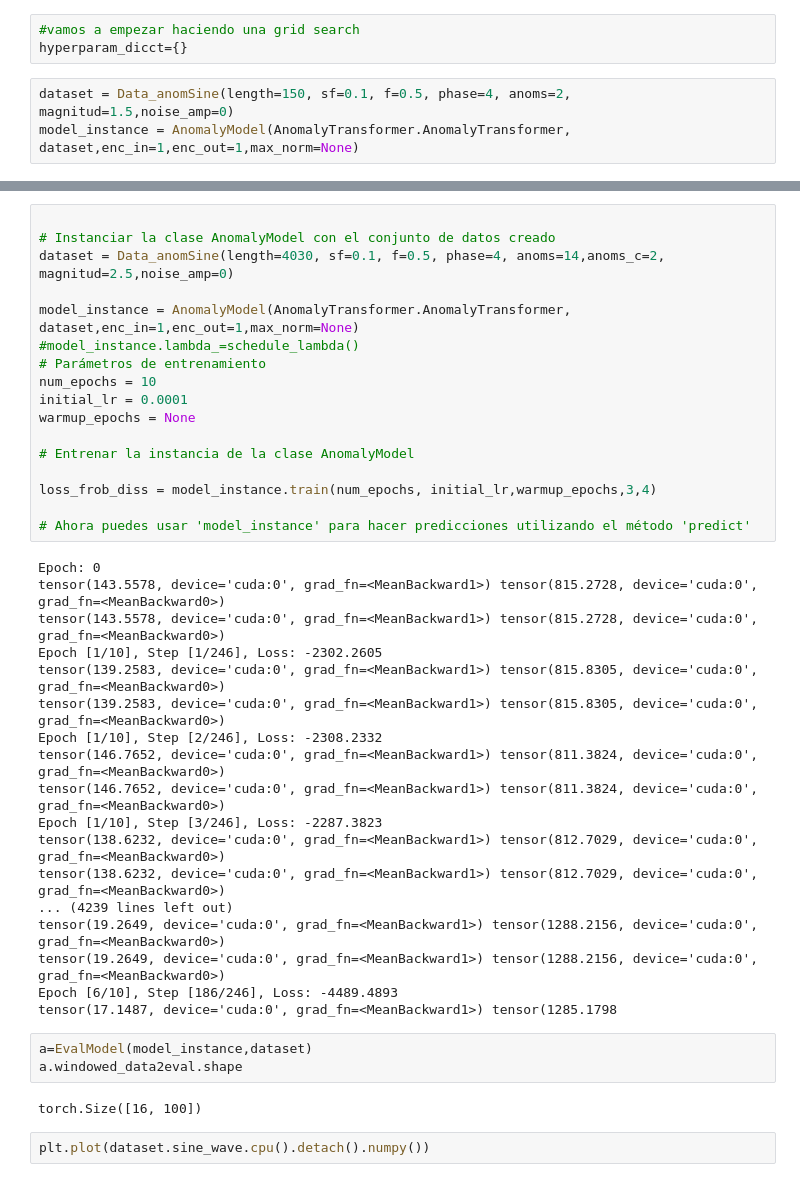
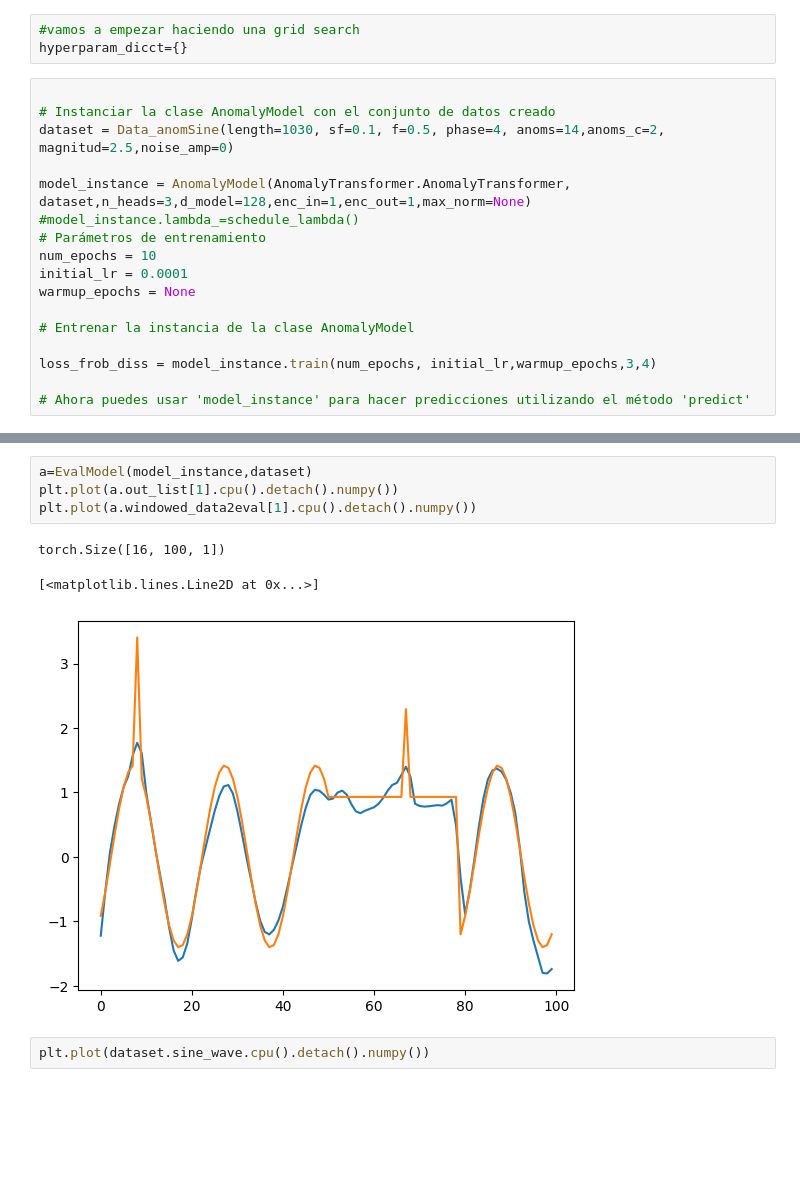
Before and after one commit to ArturoSirvent/TFM, a Jupyter notebook: 1.2-HyperParameterTuning/1-MasiveHyperParameterTuning.ipynb, the cells around one changed output, grey strips where cells are left out. Saved outputs shown, nothing was run; the diff lists cells and outputs as text; blank space fills up the shorter version.

```diff
--- a/1.2-HyperParameterTuning/1-MasiveHyperParameterTuning.ipynb
+++ b/1.2-HyperParameterTuning/1-MasiveHyperParameterTuning.ipynb
@@ -400,5 +400,19 @@ class EvalModel(object):
 #vamos a empezar haciendo una grid search
 hyperparam_dicct={}
 # %%
-dataset = Data_anomSine(length=150, sf=0.1, f=0.5, phase=4, anoms=2, magnitud=1.5,noise_amp=0)
-model_instance = AnomalyModel(AnomalyTransformer.AnomalyTransformer, dataset,enc_in=1,enc_out=1,max_norm=None)
+
+# Instanciar la clase AnomalyModel con el conjunto de datos creado
+dataset = Data_anomSine(length=1030, sf=0.1, f=0.5, phase=4, anoms=14,anoms_c=2, magnitud=2.5,noise_amp=0)
+
+model_instance = AnomalyModel(AnomalyTransformer.AnomalyTransformer, dataset,n_heads=3,d_model=128,enc_in=1,enc_out=1,max_norm=None)
+#model_instance.lambda_=schedule_lambda()
+# Parámetros de entrenamiento
+num_epochs = 10
+initial_lr = 0.0001
+warmup_epochs = None
+
+# Entrenar la instancia de la clase AnomalyModel
+
+loss_frob_diss = model_instance.train(num_epochs, initial_lr,warmup_epochs,3,4)
+
+# Ahora puedes usar 'model_instance' para hacer predicciones utilizando el método 'predict'
@@ -433,43 +422,11 @@ AnomalyTransformer(
-# %%
-
-# Instanciar la clase AnomalyModel con el conjunto de datos creado
-dataset = Data_anomSine(length=4030, sf=0.1, f=0.5, phase=4, anoms=14,anoms_c=2, magnitud=2.5,noise_amp=0)
-
-model_instance = AnomalyModel(AnomalyTransformer.AnomalyTransformer, dataset,enc_in=1,enc_out=1,max_norm=None)
-#model_instance.lambda_=schedule_lambda()
-# Parámetros de entrenamiento
-num_epochs = 10
-initial_lr = 0.0001
-warmup_epochs = None
-
-# Entrenar la instancia de la clase AnomalyModel
-
-loss_frob_diss = model_instance.train(num_epochs, initial_lr,warmup_epochs,3,4)
-
-# Ahora puedes usar 'model_instance' para hacer predicciones utilizando el método 'predict'
-# %% [output]
-Epoch: 0
-tensor(143.5578, device='cuda:0', grad_fn=<MeanBackward1>) tensor(815.2728, device='cuda:0', grad_fn=<MeanBackward0>)
-tensor(143.5578, device='cuda:0', grad_fn=<MeanBackward1>) tensor(815.2728, device='cuda:0', grad_fn=<MeanBackward0>)
-Epoch [1/10], Step [1/246], Loss: -2302.2605
-tensor(139.2583, device='cuda:0', grad_fn=<MeanBackward1>) tensor(815.8305, device='cuda:0', grad_fn=<MeanBackward0>)
-tensor(139.2583, device='cuda:0', grad_fn=<MeanBackward1>) tensor(815.8305, device='cuda:0', grad_fn=<MeanBackward0>)
-Epoch [1/10], Step [2/246], Loss: -2308.2332
-tensor(146.7652, device='cuda:0', grad_fn=<MeanBackward1>) tensor(811.3824, device='cuda:0', grad_fn=<MeanBackward0>)
-tensor(146.7652, device='cuda:0', grad_fn=<MeanBackward1>) tensor(811.3824, device='cuda:0', grad_fn=<MeanBackward0>)
-Epoch [1/10], Step [3/246], Loss: -2287.3823
-tensor(138.6232, device='cuda:0', grad_fn=<MeanBackward1>) tensor(812.7029, device='cuda:0', grad_fn=<MeanBackward0>)
-tensor(138.6232, device='cuda:0', grad_fn=<MeanBackward1>) tensor(812.7029, device='cuda:0', grad_fn=<MeanBackward0>)
-... (4239 lines left out)
-tensor(19.2649, device='cuda:0', grad_fn=<MeanBackward1>) tensor(1288.2156, device='cuda:0', grad_fn=<MeanBackward0>)
-tensor(19.2649, device='cuda:0', grad_fn=<MeanBackward1>) tensor(1288.2156, device='cuda:0', grad_fn=<MeanBackward0>)
-Epoch [6/10], Step [186/246], Loss: -4489.4893
-tensor(17.1487, device='cuda:0', grad_fn=<MeanBackward1>) tensor(1285.1798
-# %%
-a=EvalModel(model_instance,dataset)
-a.windowed_data2eval.shape
-# %% [output]
-torch.Size([16, 100])
+# %%
+a=EvalModel(model_instance,dataset)
+plt.plot(a.out_list[1].cpu().detach().numpy())
+plt.plot(a.windowed_data2eval[1].cpu().detach().numpy())
+# %% [output]
+torch.Size([16, 100, 1])
+[<matplotlib.lines.Line2D at 0x...>]
+[figure, added]
 # %%
 plt.plot(dataset.sine_wave.cpu().detach().numpy())
 # %% [output]
```
Also changed, not shown: parts of 4 cells of this notebook.
